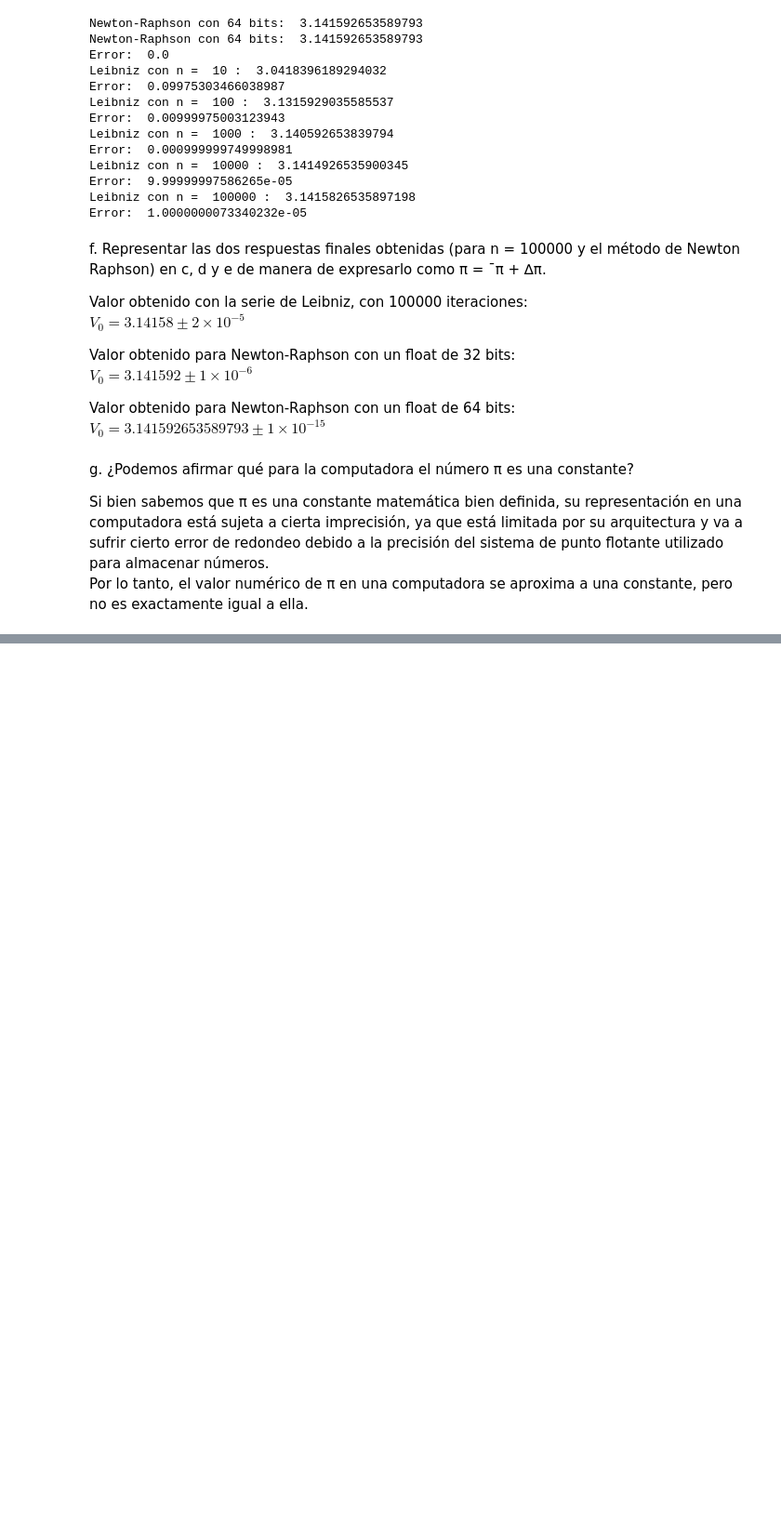
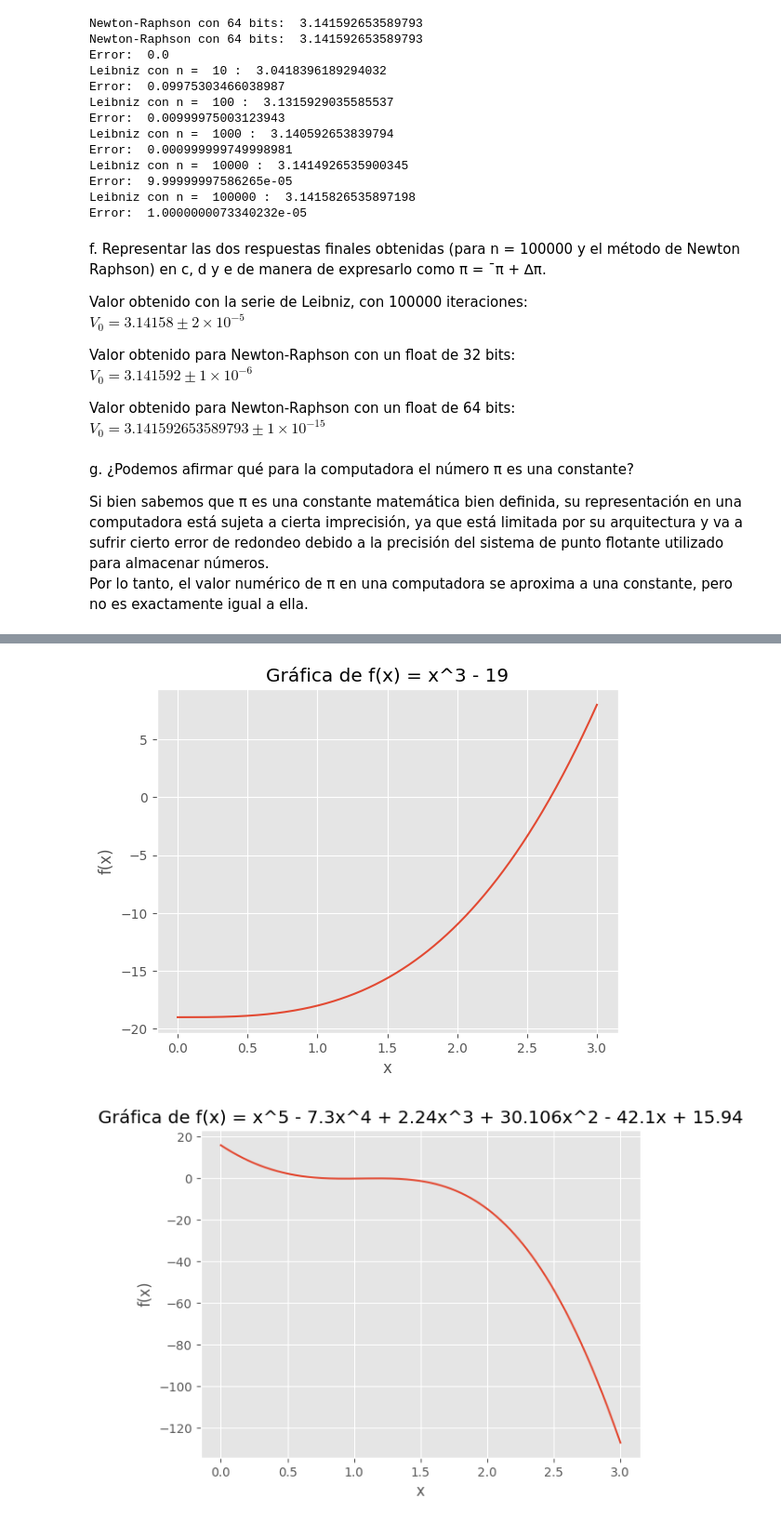
Before and after one commit to m-cabrerar/Numerico-TP1, a Jupyter notebook: TP1-G18.ipynb, the cells around one changed output, grey strips where cells are left out. Shown at 93% size. Cells and saved outputs as stored; diff of their text form; code cells hidden in the pictures; blank space fills up the shorter version.

```diff
--- a/TP1-G18.ipynb
+++ b/TP1-G18.ipynb
@@ -263,3 +263,41 @@ se pide:
         </ul>
         Discuta ventajas y desventajas. ¿Son las que esperaba en base a la teoría?</li>
 </ol>
+# %%
+# Definimos las funciones con las que vamos a trabajar
+
+def f_1(x):
+    return x**3 - 19
+
+def f_2(x):
+    return x**5 - 7.3*x**4 + 2.24*x**3 + 30.106*x**2 - 42.1*x + 15.94
+
+def f_3(x):
+    return (x - 0.9) * math.e**(-4*(x-0.9)**2)
+# %%
+# a. Graficar las funciones en el intervalo [0, 3]
+
+x = np.linspace(0, 3, 1000)
+y = f_1(x)
+plt.plot(x, y)
+plt.xlabel("x")
+plt.ylabel("f(x)")
+plt.title("Gráfica de f(x) = x^3 - 19")
+plt.show()
+
+y = f_2(x)
+plt.plot(x, y)
+plt.xlabel("x")
+plt.ylabel("f(x)")
+plt.title("Gráfica de f(x) = x^5 - 7.3x^4 + 2.24x^3 + 30.106x^2 - 42.1x + 15.94")
+plt.show()
+
+y = f_3(x)
+plt.plot(x, y)
+plt.xlabel("x")
+plt.ylabel("f(x)")
+plt.title("Gráfica de f(x) = (x - 0.9)e^(-4(x-0.9)^2)")
+plt.show()
+# %% [output]
+[figure, added]
+[figure, added]
```
Also changed, not shown: parts of 3 cells of this notebook.
